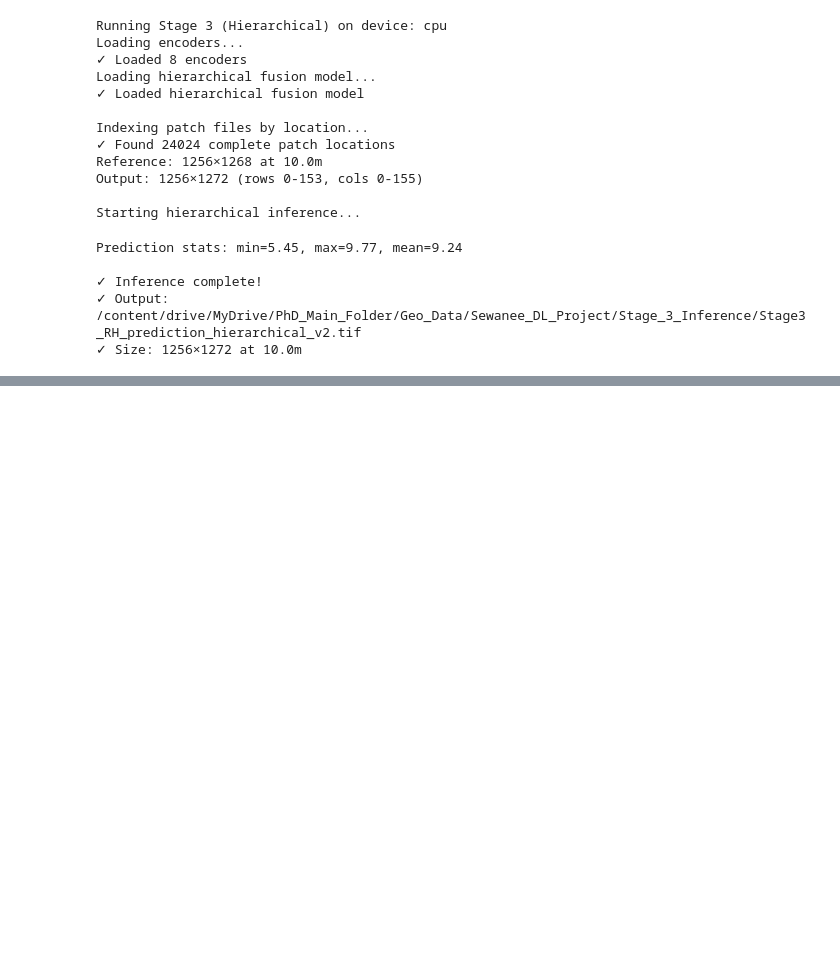
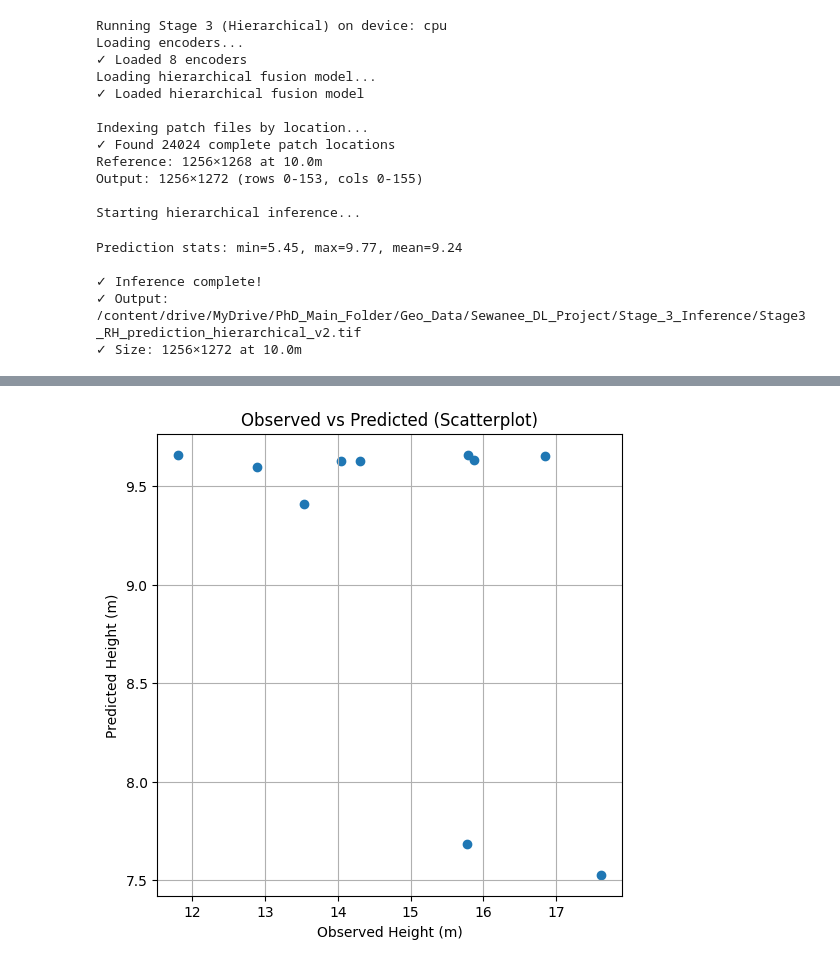
Before and after one commit to MayerT1/Prep_GEDI, a Jupyter notebook: GEDI_L1B_L2A_L2B_Native_EO_Res_Multi_Branch_Transformer.ipynb, the cells around one changed output, grey strips where cells are left out. Cells and saved outputs as stored; diff of their text form; code cells hidden in the pictures; blank space fills up the shorter version.

```diff
--- a/GEDI_L1B_L2A_L2B_Native_EO_Res_Multi_Branch_Transformer.ipynb
+++ b/GEDI_L1B_L2A_L2B_Native_EO_Res_Multi_Branch_Transformer.ipynb
@@ -7214,0 +6525,7 @@ Break Below is old code before 11/29 drop as needed
+# %%
+ROI = ee.FeatureCollection('projects/servir-sco-assets/assets/Rx_Fire/Vector_Data/Sewanee_Domain').geometry().buffer(300)
+in_situ = ee.FeatureCollection("projects/servir-sco-assets/assets/Rx_Fire/Vector_Data/Sewanee_Field_2025_Campaign_Cross_Site_Merged_Data_Combined_Heights")
+pred_img = ee.Image("projects/servir-sco-assets/assets/Rx_Fire/EO_Outputs/Sewanee/Stage3_RH_prediction_hierarchical_v2")
+Map.addLayer(ROI, {}, 'ROI')
+Map.addLayer(in_situ, {}, 'in_situ')
+Map
@@ -7214,0 +6534,4 @@ Break Below is old code before 11/29 drop as needed
+# %%
+# Identify predicted band name
+pred_band = pred_img.bandNames().get(0).getInfo()
+print("Prediction band:", pred_band)
@@ -7214,0 +6540,22 @@ Break Below is old code before 11/29 drop as needed
+# %%
+# Sample predicted raster at plot locations
+samples = pred_img.sampleRegions(
+    collection=in_situ,
+    properties=['Avg_Plot_Ht'],
+    scale=10,
+    geometries=False
+)
+# %%
+import pandas as pd
+
+# Convert each feature to a dict
+rows = []
+for f in samples.getInfo()['features']:
+    p = f['properties']
+    rows.append({
+        'obs': p['Avg_Plot_Ht'],
+        'pred': p[pred_band]
+    })
+
+df = pd.DataFrame(rows)
+df.head()
@@ -7214,0 +6601,12 @@ Break Below is old code before 11/29 drop as needed
+# %%
+import matplotlib.pyplot as plt
+
+plt.figure(figsize=(6,6))
+plt.scatter(df['obs'], df['pred'])
+plt.xlabel("Observed Height (m)")
+plt.ylabel("Predicted Height (m)")
+plt.title("Observed vs Predicted (Scatterplot)")
+plt.grid(True)
+plt.show()
+# %% [output]
+[figure, added]
```
Also changed, not shown: parts of 77 cells of this notebook.
